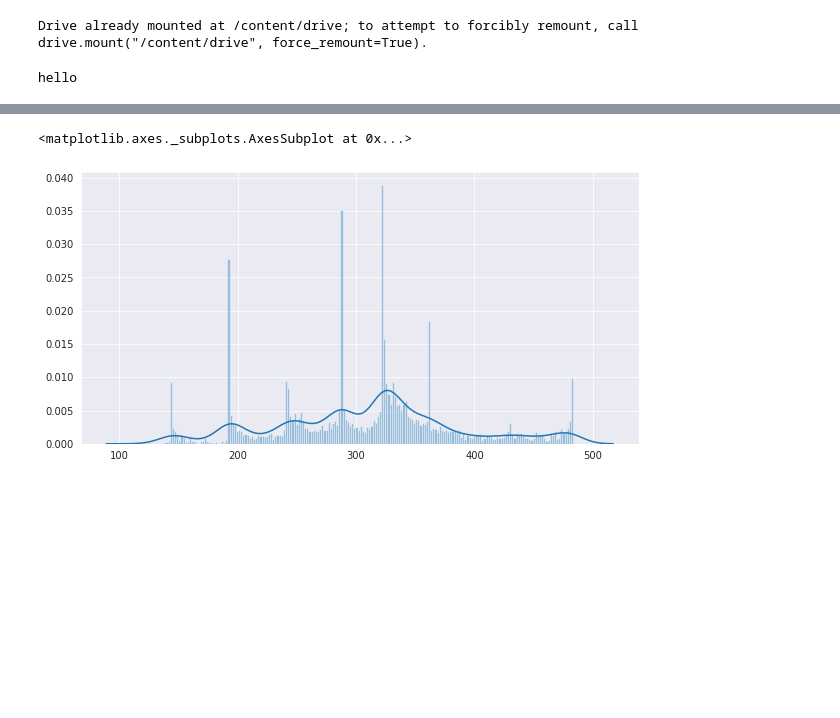
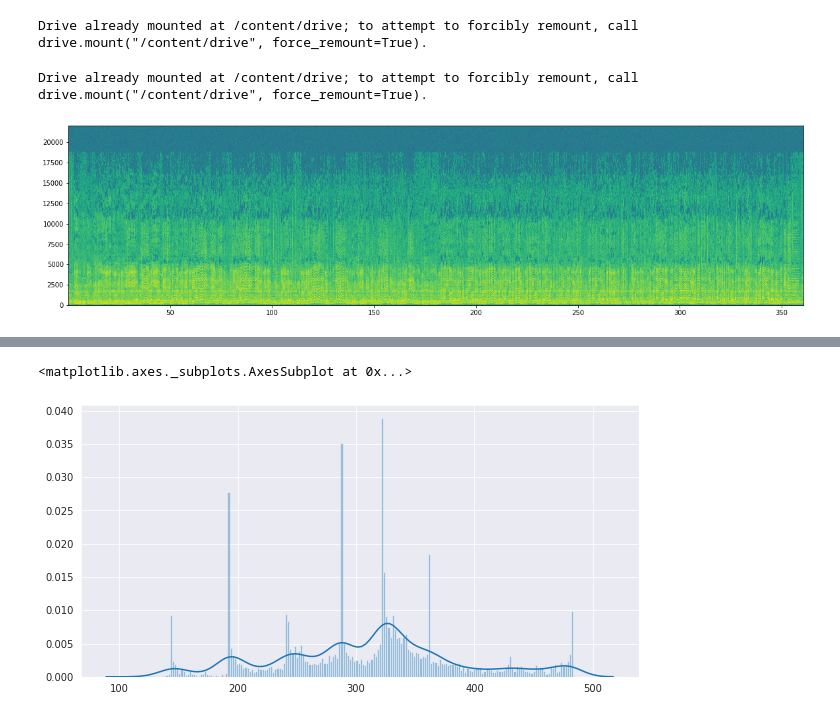
Before and after one commit to Kodhandarama/Audio_Analysis, a Jupyter notebook: tonic+pitch_histogram.ipynb, the cells around one changed output, grey strips where cells are left out. Saved outputs shown, nothing was run; the diff lists cells and outputs as text; code cells hidden in the pictures; blank space fills up the shorter version.

```diff
--- a/tonic+pitch_histogram.ipynb
+++ b/tonic+pitch_histogram.ipynb
@@ -7,18 +9,38 @@ drive.mount('/content/drive')
 # %% [output]
 Drive already mounted at /content/drive; to attempt to forcibly remount, call drive.mount("/content/drive", force_remount=True).
-# %%
-print("hello")
-# %% [output]
-hello
+# %%
+# connects colab to drive
+from google.colab import drive
+drive.mount('/content/drive')
+import sys
+sys.path.append('/content/drive/My Drive/Projects/AA/Code/')
+# %% [output]
+Drive already mounted at /content/drive; to attempt to forcibly remount, call drive.mount("/content/drive", force_remount=True).
 # %%
-#importing nessecary libraries
-import librosa
-import librosa.display
-import numpy as np
-import math
-import matplotlib.pyplot as plt
-from scipy.fftpack import *
-from scipy.signal import kaiserord, lfilter, firwin, freqz, spectrogram
-plt.rcParams['figure.figsize'] = [10, 5]
-freq_cqt = librosa.cqt_frequencies(90, fmin=32)
+# #importing nessecary libraries
+# import librosa
+# import librosa.display
+# import numpy as np
+# import math
+# import matplotlib.pyplot as plt
+# from scipy.fftpack import *
+# from scipy.signal import kaiserord, lfilter, firwin, freqz, spectrogram
+# plt.rcParams['figure.figsize'] = [10, 5]
+# freq_cqt = librosa.cqt_frequencies(90, fmin=32)
+# from swipe import *
+# %%
+# importing nessecary libraries
+import librosa
+import librosa.display
+from swipe import *
+
+plt.rcParams['figure.figsize'] = [20,5]
+# cqt bin frequencies
+freq_cqt = librosa.cqt_frequencies(90, fmin=32)
+
+ratios = {'Sa':1,'Ri1':16/15,'Ri2/Ga1':9/8,'Ga2/Ri3':6/5,'Ga3':5/4,'Ma1':4/3,'Ma2':17/12,'Pa':3/2,'Da1':8/5,
+          'Da2/Ni1':5/3,'Ni2/Da3':9/5,'Ni3':15/8,'Sa2':2}
+all_normalized_notes = dict()
+for i,j in ratios.items():
+  all_normalized_notes[i] = 12*np.log2(j)
 # %%
@@ -94,3 +139,5 @@ class Audio:
 # %%
-test = Audio('/content/drive/My Drive/AA/Music dataset/Audio/223580__gopalkoduri__carnatic-varnam-by-ramakrishnamurthy-in-abhogi-raaga.mp3')
+rkm_a = Audio('/content/drive/My Drive/Projects/AA/Music dataset/Audio/223580__gopalkoduri__carnatic-varnam-by-ramakrishnamurthy-in-abhogi-raaga.mp3')
+# %% [output]
+[figure, added]
 # %%
```
Also changed, not shown: parts of 8 cells of this notebook.
